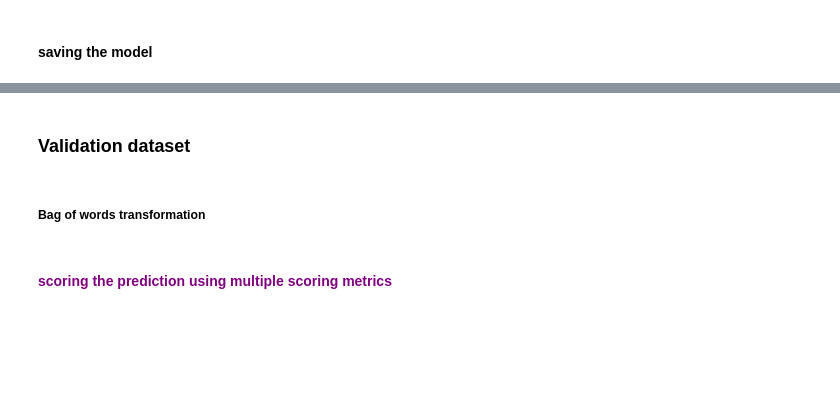
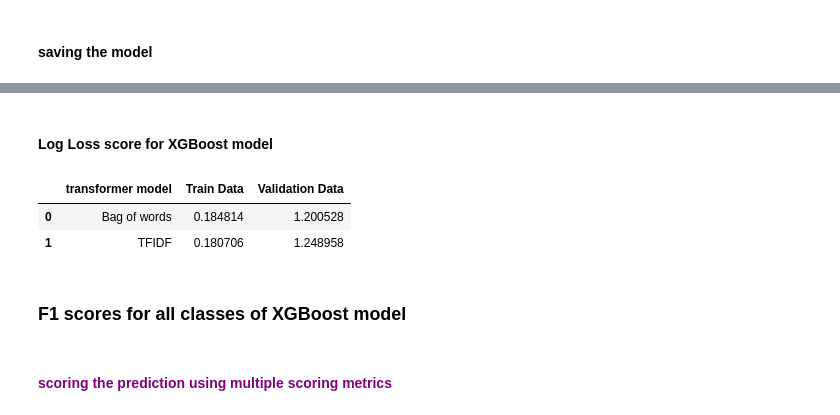
Before and after one commit to me-nobody/jovian-ml-project, a Jupyter notebook: cancer-mutations-ml-160422.ipynb, the cells around one changed output, grey strips where cells are left out. Drawn from its saved outputs; the diff is of its cells as text; code cells hidden in the pictures; blank space fills up the shorter version.

```diff
--- a/cancer-mutations-ml-160422.ipynb
+++ b/cancer-mutations-ml-160422.ipynb
@@ -1662,3 +1626,0 @@ xgb_model_BOW["xgb_params"]
-# %%
-xgb_model_BOW = XGBClassifier()
-xgb_model_BOW.fit(X_train_bow,y_train)
@@ -1677,2 +1626,0 @@ XGBClassifier(base_score=0.5, booster='gbtree', colsample_bylevel=1,
-# %%
-xg_boost_model_bow.fit(X_train_bow,y_train)
@@ -1717,2 +1632,0 @@ plot_confusion_matrix(xgb_grid_bow, X_train_bow, y_train)
-# %%
-xg_boost_model_tfidf.fit(X_train_tfidf, y_train)
@@ -1750,4 +1632,0 @@ plot_confusion_matrix(xgb_grid_tfidf, X_train_tfidf, y_train)
-# %% [markdown]
-### Validation dataset
-# %% [markdown]
-##### Bag of words transformation
@@ -1754,2 +1636,17 @@ plot_confusion_matrix(xgb_grid_tfidf, X_train_tfidf, y_train)
+# %% [markdown]
+####  Log Loss score for XGBoost model
+# %%
+bow_train_XGB_logloss = log_loss(y_train,xgb_model_BOW['predict_proba_train'])
+bow_val_XGB_logloss = log_loss(y_validation,xgb_model_BOW['predict_proba_val'])
+tfidf_train_XGB_logloss = log_loss(y_train,xgb_model_tfidf['predict_proba_train'])
+tfidf_val_XGB_logloss = log_loss(y_validation,xgb_model_tfidf['predict_proba_val'])
+# %%
+pd.DataFrame({"transformer model":['Bag of words','TFIDF'],"Train Data":[bow_train_XGB_logloss,tfidf_train_XGB_logloss],"Validation Data":[bow_val_XGB_logloss,tfidf_val_XGB_logloss]})
+# %% [output]
+|  | transformer model | Train Data | Validation Data |
+| 0 | Bag of words | 0.184814 | 1.200528 |
+| 1 | TFIDF | 0.180706 | 1.248958 |
+# %% [markdown]
+### F1 scores for all classes of XGBoost model
 # %% [markdown]
 #### <font color='purple'>scoring the prediction using multiple scoring metrics</font>
```
Also changed, not shown: parts of 40 cells of this notebook.
